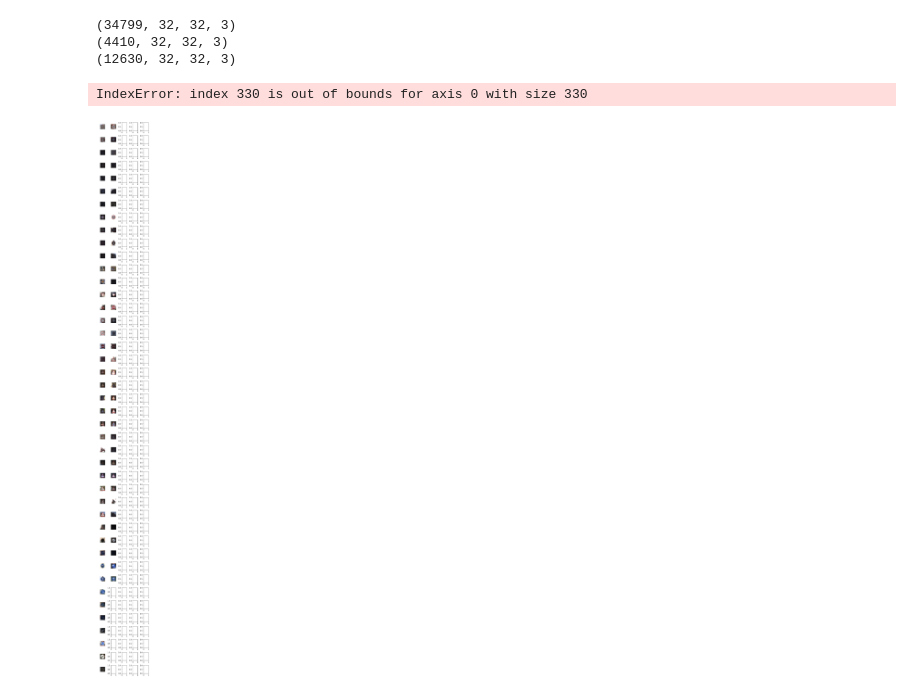
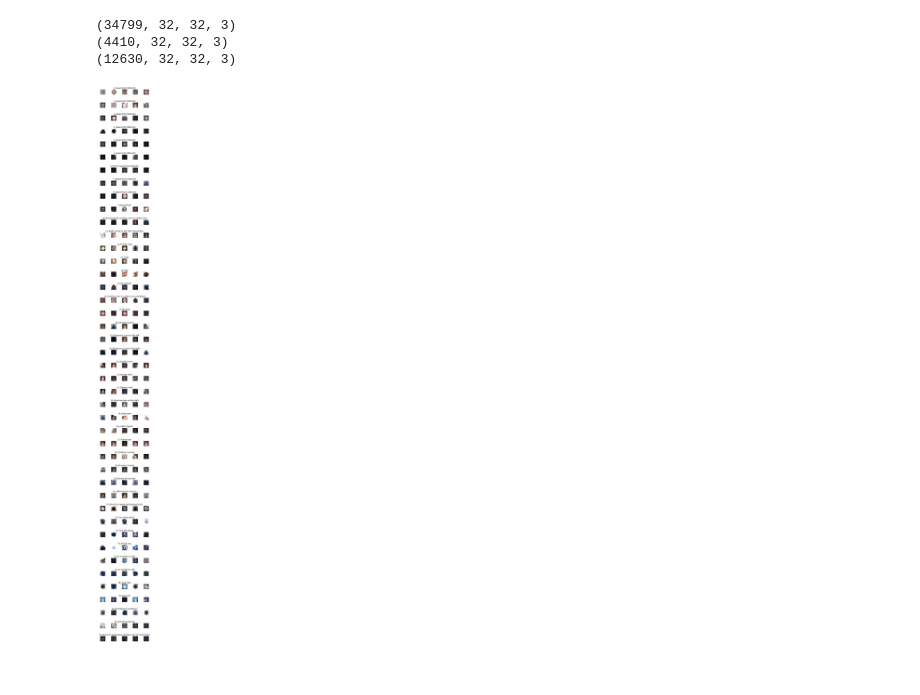
Before and after one commit to CleanPegasus/Traffic-Sign-Classifier, a Jupyter notebook: Traffic Sign Classifier.ipynb, the cells around one changed output. Saved outputs shown, nothing was run; the diff lists cells and outputs as text; code cells hidden in the pictures.

Commit message:
Data Visualisation 2

```diff
--- a/Traffic Sign Classifier.ipynb
+++ b/Traffic Sign Classifier.ipynb
@@ -47,22 +48,21 @@ assert(X_test.shape[1:] == (32, 32, 3)), "The dimensions of the image is not 32*
 # %%
 data = pd.read_csv('german-traffic-signs/signnames.csv')
 
 num_of_samples = []
 
 cols = 5
 num_classes = 43
 
-fig, axes = plt.subplots(nrows = num_classes, ncols = cols, figsize = (5, 50))
+fig, axs = plt.subplots(nrows = num_classes, ncols = cols, figsize = (5, 50))
 fig.tight_layout()
 
 for i in range(cols):
     for j, row in data.iterrows():
         x_selected = X_train[y_train == j]
-        axes[j][i].imshow(x_selected[random.randint(0, len(x_selected - 1)), :, :], cmap = plt.get_cmap("gray"))
-        axes[j][i].axis("off")
+        axs[j][i].imshow(x_selected[random.randint(0, (len(x_selected)-1)), :, :], cmap = plt.get_cmap("gray"))
+        axs[j][i].axis("off")
         if i == 2:
-            axes[j][i].set_title(str(j) + "_" + row["SignName"])
+            axs[j][i].set_title(str(j) + "_" + row["SignName"])
             num_of_samples.append(len(x_selected))
 # %% [output]
-IndexError: index 330 is out of bounds for axis 0 with size 330
-[figure, old version]
+[figure, new version]
```
Also changed, not shown: parts of 6 cells of this notebook.
